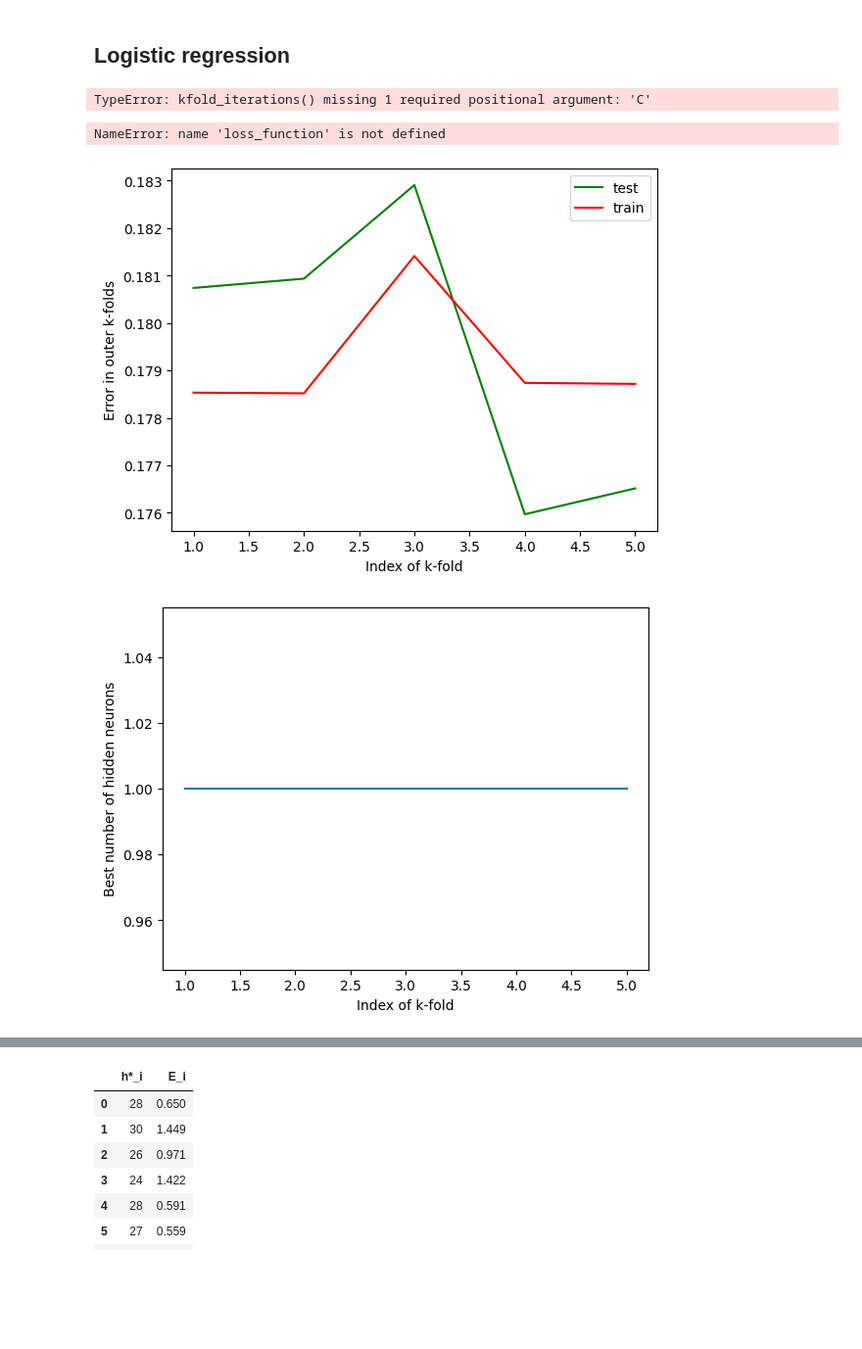
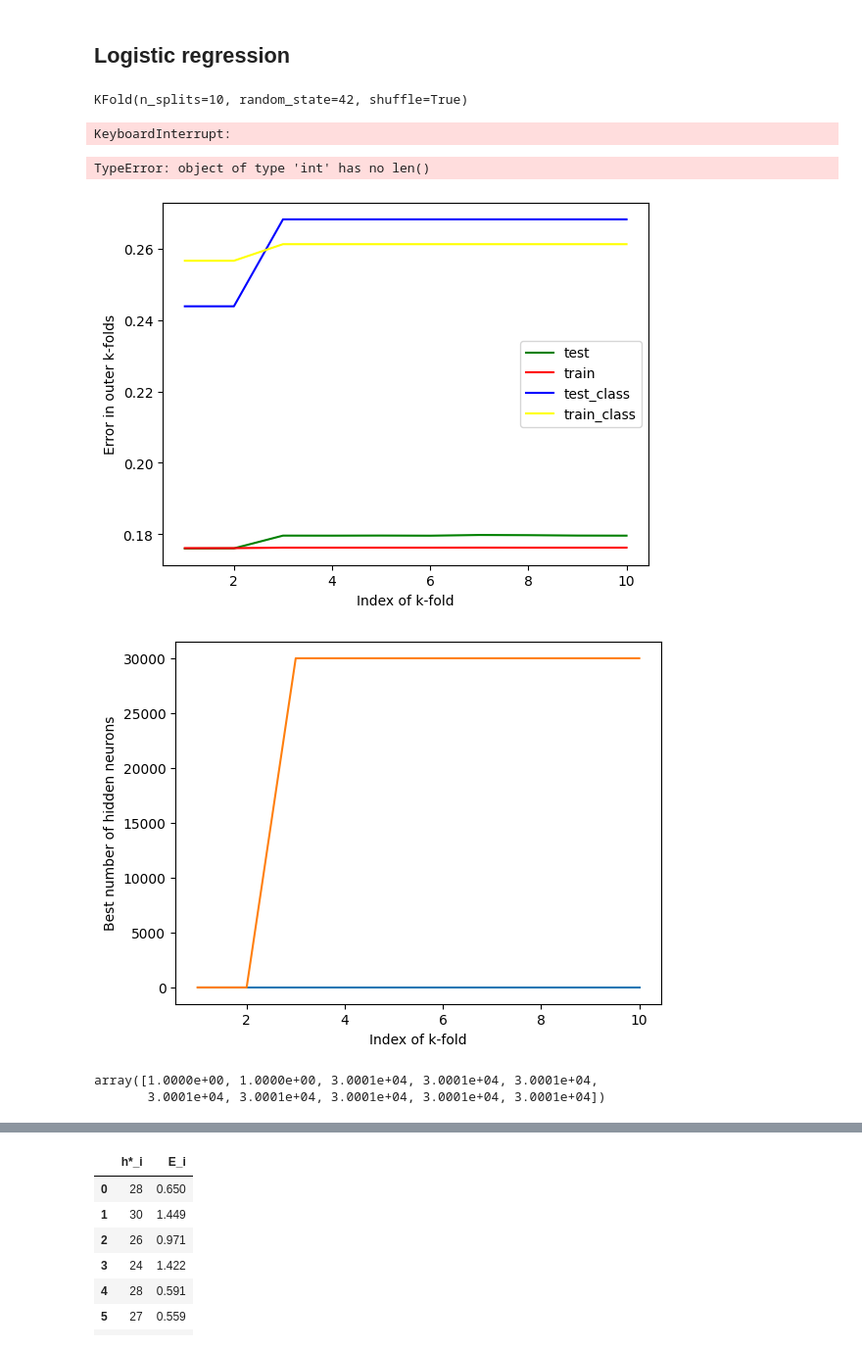
Before and after one commit to jozgu/SourhtAfricaHealthProject, a Jupyter notebook: assignment2.ipynb, the cells around one changed output, grey strips where cells are left out. Shown: that part at 98% size. Cells and saved outputs as stored; diff of their text form; code cells hidden in the pictures; blank space fills up the shorter version.

```diff
--- a/assignment2.ipynb
+++ b/assignment2.ipynb
@@ -107,12 +106,10 @@ def log_reg(
     # pred_y_log = logreg.predict(x_test)
 
     pred_y_log_train = logreg.predict(x_train) # Get prediction for training data
-    loss_train = loss_function(pred_y_log_train.flatten(), y_train) # Get loss, based on prediction
-    log_train_loss[i] = loss_train
+    loss_train = mean_squared_error(pred_y_log_train.flatten(), y_train) # Get loss, based on prediction
 
     pred_y_log_test = logreg.predict(x_test) # Get prediction for test data
-    loss_test = loss_function(pred_y_log_test.flatten(), y_test) # Get loss based on prediction
-    log_test_loss[i] = loss_test
+    loss_test = mean_squared_error(pred_y_log_test.flatten(), y_test) # Get loss based on prediction
 
-    return log_train_loss, log_test_loss
+    return loss_train, loss_test
 # %%
@@ -217,32 +215,42 @@ def kfold_iterations(x_data: object, y_data: object, epochs: int, hidden_neurons
 # Run the whole chebang!! (should take about 10 min)
 data_reg = data.drop("tobacco", axis =1)
 hidden_neurons = np.arange(0, 50, 5) + 1
-train_errors, test_errors, best_model = kfold_iterations(data_reg, data['tobacco'], epochs=200, hidden_neurons=hidden_neurons, k= 5)
+C = np.arange(0, 1000, 50) + 1
+train_errors, test_errors, best_model = kfold_iterations(data_reg, data['tobacco'], epochs=200, hidden_neurons=hidden_neurons, C=C, k= 5)
 # %% [output]
-TypeError: kfold_iterations() missing 1 required positional argument: 'C'
+KFold(n_splits=10, random_state=42, shuffle=True)
+KeyboardInterrupt:
 # %%
 # For classification
 # Run the whole chebang!! (should take about 10 min)
 hidden_neurons = np.arange(0, 50, 5) + 1
-C = np.arange(0, 1000, 50) + 1
-train_errors, test_errors, best_model, conf = kfold_iterations(data, file['chd'], epochs=200, hidden_neurons=hidden_neurons, C=C, k= 5, confusion=True)
+C = 3001
+train_errors, test_errors, best_model, conf, final_train_error_LogClass, E_i_LogClass, best_model_LogClass = kfold_iterations(data, file['chd'], epochs=200, hidden_neurons=hidden_neurons, C=C, k= 10, Classifier=True)
 # %% [output]
-NameError: name 'loss_function' is not defined
+TypeError: object of type 'int' has no len()
 # %%
-indices = np.arange(1, 6, 1)
+indices = np.arange(1, 11, 1)
 plt.plot(indices, test_errors, 'g', label="test")
 plt.plot(indices, train_errors, 'r', label="train")
+plt.plot(indices, E_i_LogClass, 'b', label="test_class")
+plt.plot(indices, final_train_error_LogClass, 'yellow', label="train_class")
 plt.legend()
 plt.xlabel("Index of k-fold")
 plt.ylabel("Error in outer k-folds")
 plt.show()
 plt.plot(indices, best_model)
+plt.plot(indices, best_model_LogClass)
 plt.xlabel("Index of k-fold")
 plt.ylabel("Best number of hidden neurons")
 plt.show()
 # %% [output]
-[figure, old version]
+[figure, new version]
-[figure, old version]
+[figure, new version]
+# %%
+best_model_LogClass
+# %% [output]
+array([1.0000e+00, 1.0000e+00, 3.0001e+04, 3.0001e+04, 3.0001e+04,
+       3.0001e+04, 3.0001e+04, 3.0001e+04, 3.0001e+04, 3.0001e+04])
 # %%
 ConfusionMatrixDisplay(conf).plot()
 # %% [output]
```
Also changed, not shown: parts of 3 cells of this notebook.
